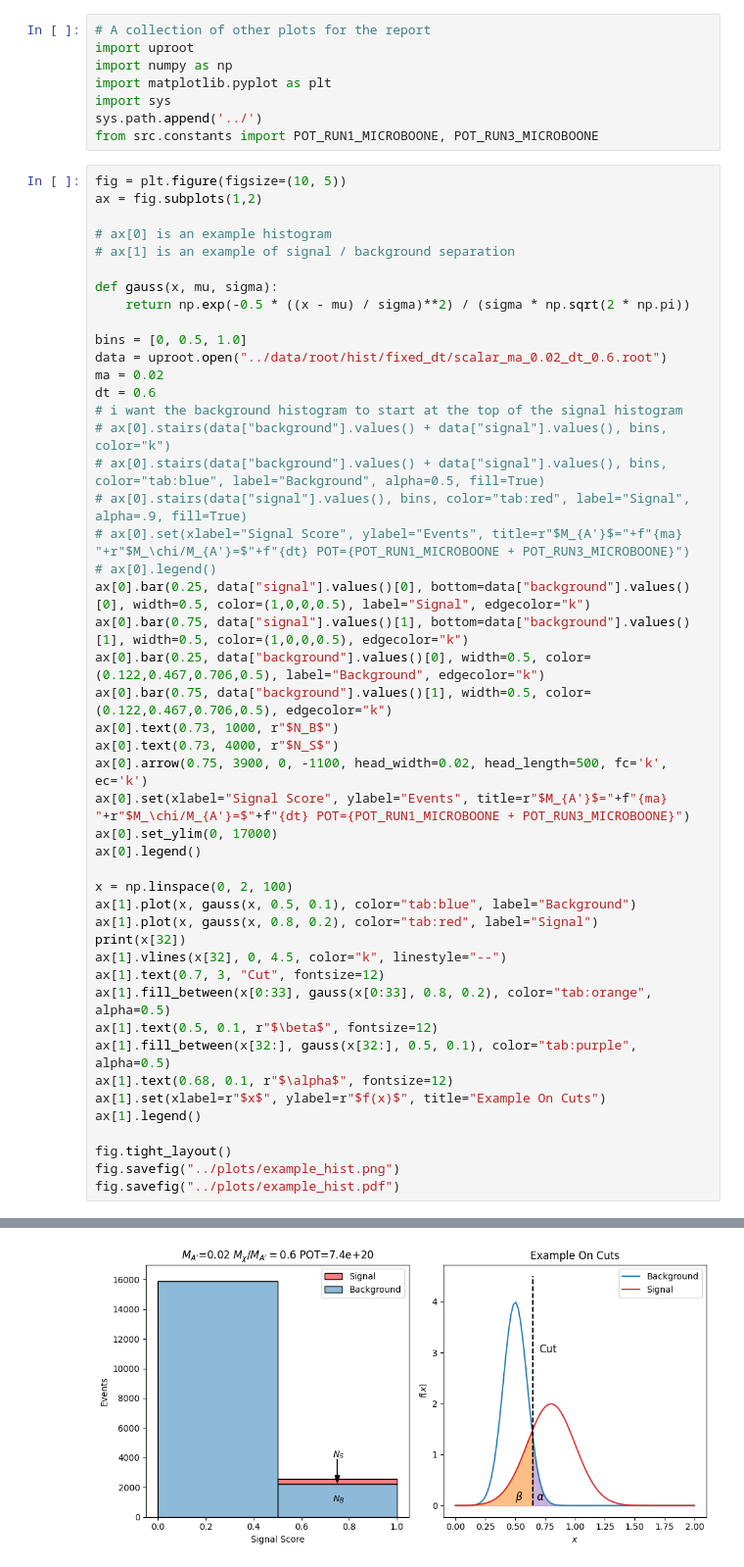
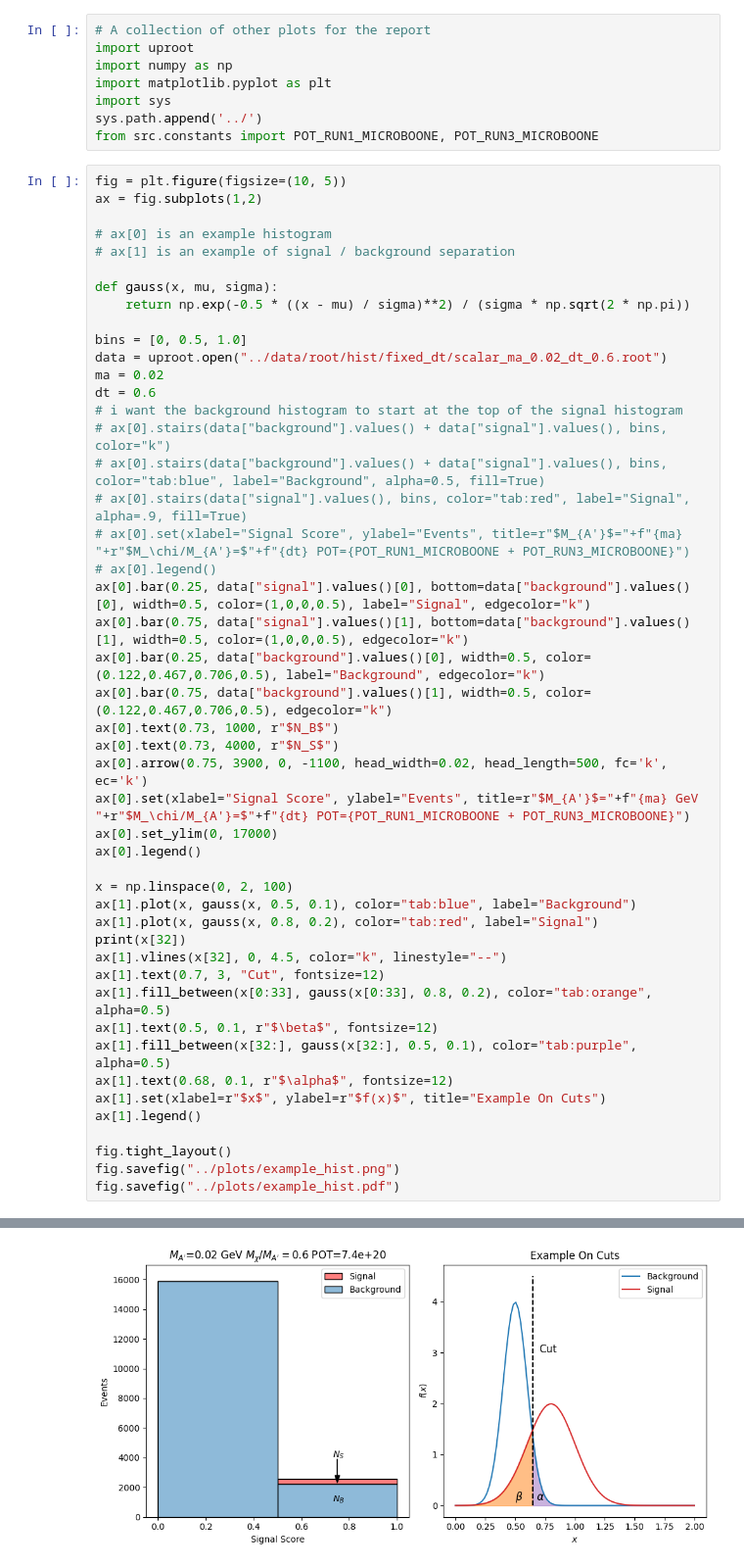
Before and after one commit to amh-137/DarkElectronScatter, a Jupyter notebook: notebooks/other_plots.ipynb, the cells around one changed output, grey strips where cells are left out. Shown at 98% size. Cells and saved outputs as stored; diff of their text form.

Commit message:
Combined plot, minor axes changes

```diff
--- a/notebooks/other_plots.ipynb
+++ b/notebooks/other_plots.ipynb
@@ -27,32 +27,32 @@ dt = 0.6
 # ax[0].set(xlabel="Signal Score", ylabel="Events", title=r"$M_{A'}$="+f"{ma} "+r"$M_\chi/M_{A'}=$"+f"{dt} POT={POT_RUN1_MICROBOONE + POT_RUN3_MICROBOONE}")
 # ax[0].legend()
 ax[0].bar(0.25, data["signal"].values()[0], bottom=data["background"].values()[0], width=0.5, color=(1,0,0,0.5), label="Signal", edgecolor="k")
 ax[0].bar(0.75, data["signal"].values()[1], bottom=data["background"].values()[1], width=0.5, color=(1,0,0,0.5), edgecolor="k")
 ax[0].bar(0.25, data["background"].values()[0], width=0.5, color=(0.122,0.467,0.706,0.5), label="Background", edgecolor="k")
 ax[0].bar(0.75, data["background"].values()[1], width=0.5, color=(0.122,0.467,0.706,0.5), edgecolor="k")
 ax[0].text(0.73, 1000, r"$N_B$")
 ax[0].text(0.73, 4000, r"$N_S$")
 ax[0].arrow(0.75, 3900, 0, -1100, head_width=0.02, head_length=500, fc='k', ec='k')
-ax[0].set(xlabel="Signal Score", ylabel="Events", title=r"$M_{A'}$="+f"{ma} "+r"$M_\chi/M_{A'}=$"+f"{dt} POT={POT_RUN1_MICROBOONE + POT_RUN3_MICROBOONE}")
+ax[0].set(xlabel="Signal Score", ylabel="Events", title=r"$M_{A'}$="+f"{ma} GeV "+r"$M_\chi/M_{A'}=$"+f"{dt} POT={POT_RUN1_MICROBOONE + POT_RUN3_MICROBOONE}")
 ax[0].set_ylim(0, 17000)
 ax[0].legend()
 
 x = np.linspace(0, 2, 100)
 ax[1].plot(x, gauss(x, 0.5, 0.1), color="tab:blue", label="Background")
 ax[1].plot(x, gauss(x, 0.8, 0.2), color="tab:red", label="Signal")
 print(x[32])
 ax[1].vlines(x[32], 0, 4.5, color="k", linestyle="--")
 ax[1].text(0.7, 3, "Cut", fontsize=12)
 ax[1].fill_between(x[0:33], gauss(x[0:33], 0.8, 0.2), color="tab:orange", alpha=0.5)
 ax[1].text(0.5, 0.1, r"$\beta$", fontsize=12)
 ax[1].fill_between(x[32:], gauss(x[32:], 0.5, 0.1), color="tab:purple", alpha=0.5)
 ax[1].text(0.68, 0.1, r"$\alpha$", fontsize=12)
 ax[1].set(xlabel=r"$x$", ylabel=r"$f(x)$", title="Example On Cuts")
 ax[1].legend()
 
 fig.tight_layout()
 fig.savefig("../plots/example_hist.png")
 fig.savefig("../plots/example_hist.pdf")
 # %% [output]
 0.6464646464646465
-[figure, old version]
+[figure, new version]
```
Also changed, not shown: 1 other file.
